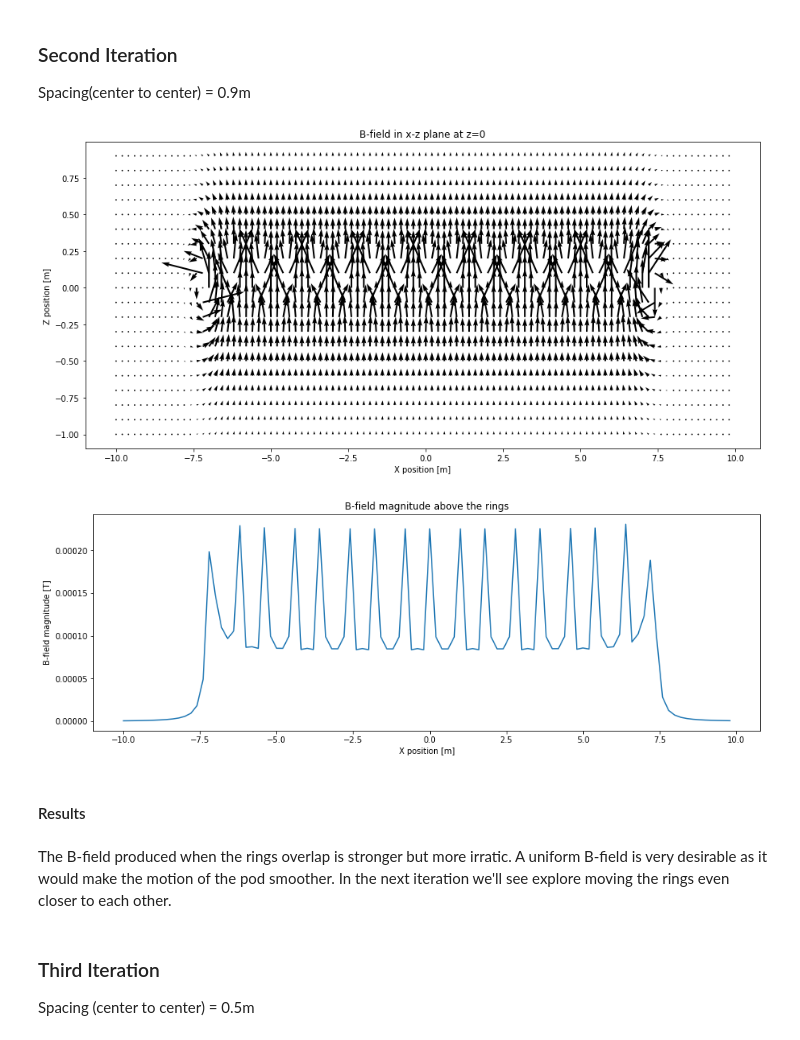
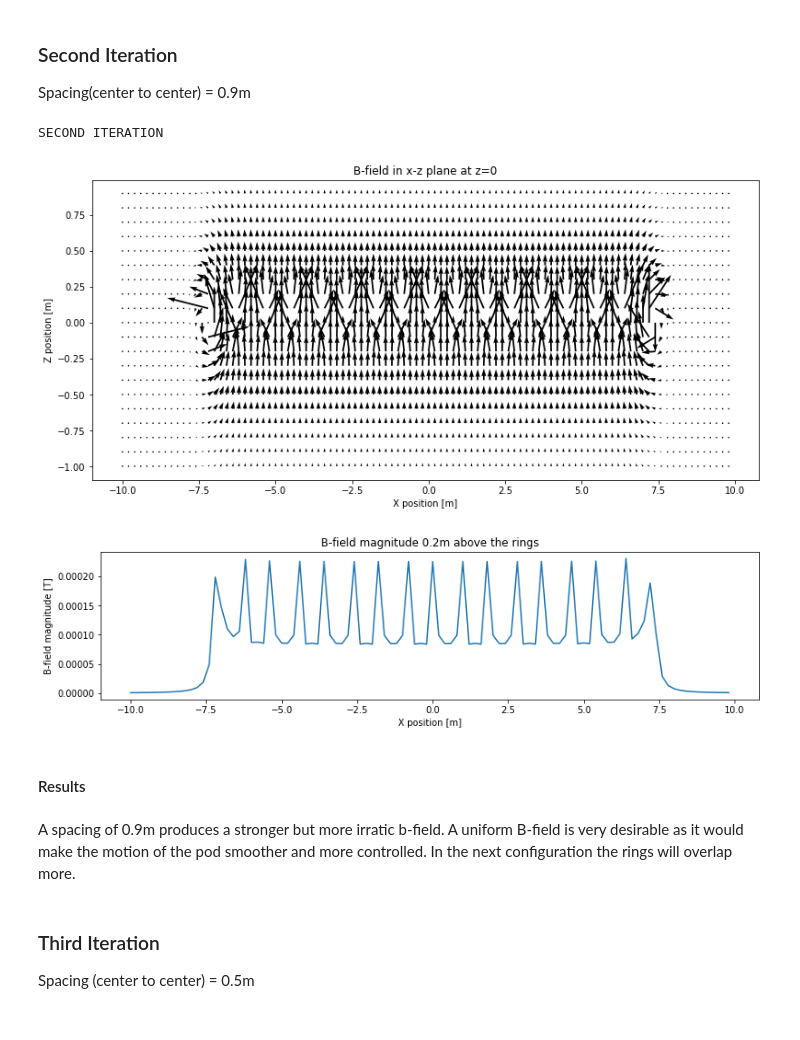
Before and after one commit to rylittle13/Physics260FinalProject, a Jupyter notebook: Final Project.ipynb, the cells around one changed output. Cells and saved outputs as stored; diff of their text form; code cells hidden in the pictures.

```diff
--- a/Final Project.ipynb
+++ b/Final Project.ipynb
@@ -214,7 +220,7 @@ I = 100
 x_step = 0.2
 z_step = 0.1
 
-## the while loop that calls the function to sovle for the B-field
+## the while loop that calls the function to solve for the B-field
 m = 0
 num_rings = 16 # np.floor(x_max*2/R_loop)
 spacing = 0.9
@@ -237,41 +243,44 @@ while(m < num_rings):
 x_range = np.arange(x_min, x_max, x_step)
 z_range = np.arange(z_min, z_max, z_step)
 X_mesh, Z_mesh = np.meshgrid(x_range, z_range)
 
 B_mag = np.sqrt(Bx**2 + Bz**2) #np.sqrt(Bx**2 + Bz**2)
 
 ok = np.ones((np.size(z_range),np.size(x_range)))
 i = 0
 while (i < np.size(x_range)):
     n = 0
     while (n < np.size(z_range)):
         if(B_mag[n,i] > np.min(B_mag)*200000000):
             ok[n,i] = 0
         n += 1
     i += 1
 
 ## plots
-plt.figure(figsize=(15,7))
+print "SECOND ITERATION"
+
+plt.figure(figsize=(13,6))
 qplot = plt.quiver(X_mesh, Z_mesh, ok*Bx, ok*Bz)
 plt.title('B-field in x-z plane at z=0')
 plt.ylabel('Z position [m]')
 plt.xlabel('X position [m]')
 plt.set_cmap('coolwarm')
 plt.show()
 
-plt.figure(figsize=(15,5))
+plt.figure(figsize=(13,3))
 plt.plot(x_range, B_mag[9, :])
 plt.title('B-field magnitude 0.2m above the rings')
 plt.ylabel('B-field magnitude [T]')
 plt.xlabel('X position [m]')
 plt.show()
 # %% [output]
+SECOND ITERATION
-[figure, old version]
+[figure, new version]
-[figure, old version]
+[figure, new version]
 # %% [markdown]
 #### Results
 # %% [markdown]
-The B-field produced when the rings overlap is stronger but more irratic. A uniform B-field is very desirable as it would make the motion of the pod smoother. In the next iteration we'll see explore moving the rings even closer to each other.
+A spacing of 0.9m produces a stronger but more irratic b-field. A uniform B-field is very desirable as it would make the motion of the pod smoother and more controlled. In the next configuration the rings will overlap more.
 # %% [markdown]
 ### Third Iteration
 Spacing (center to center) = 0.5m
```
Also changed, not shown: parts of 15 cells of this notebook.
